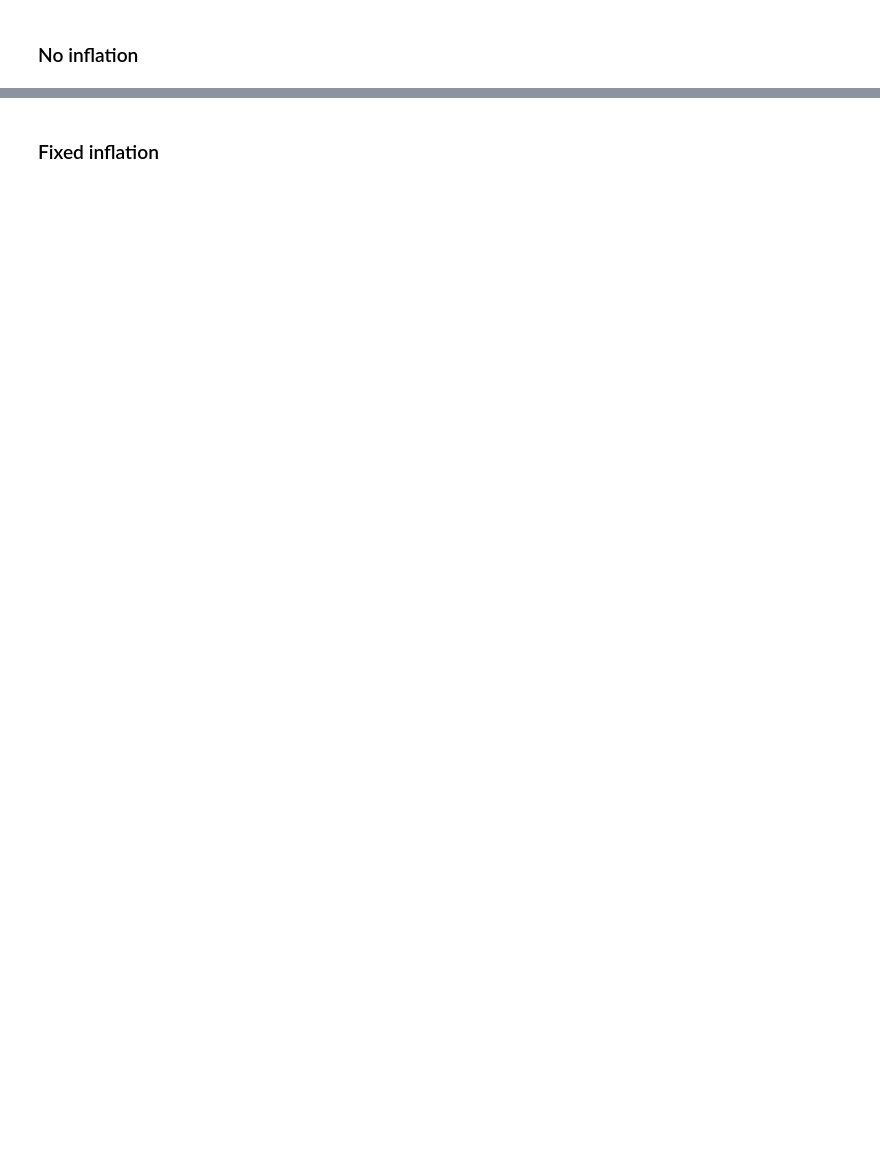
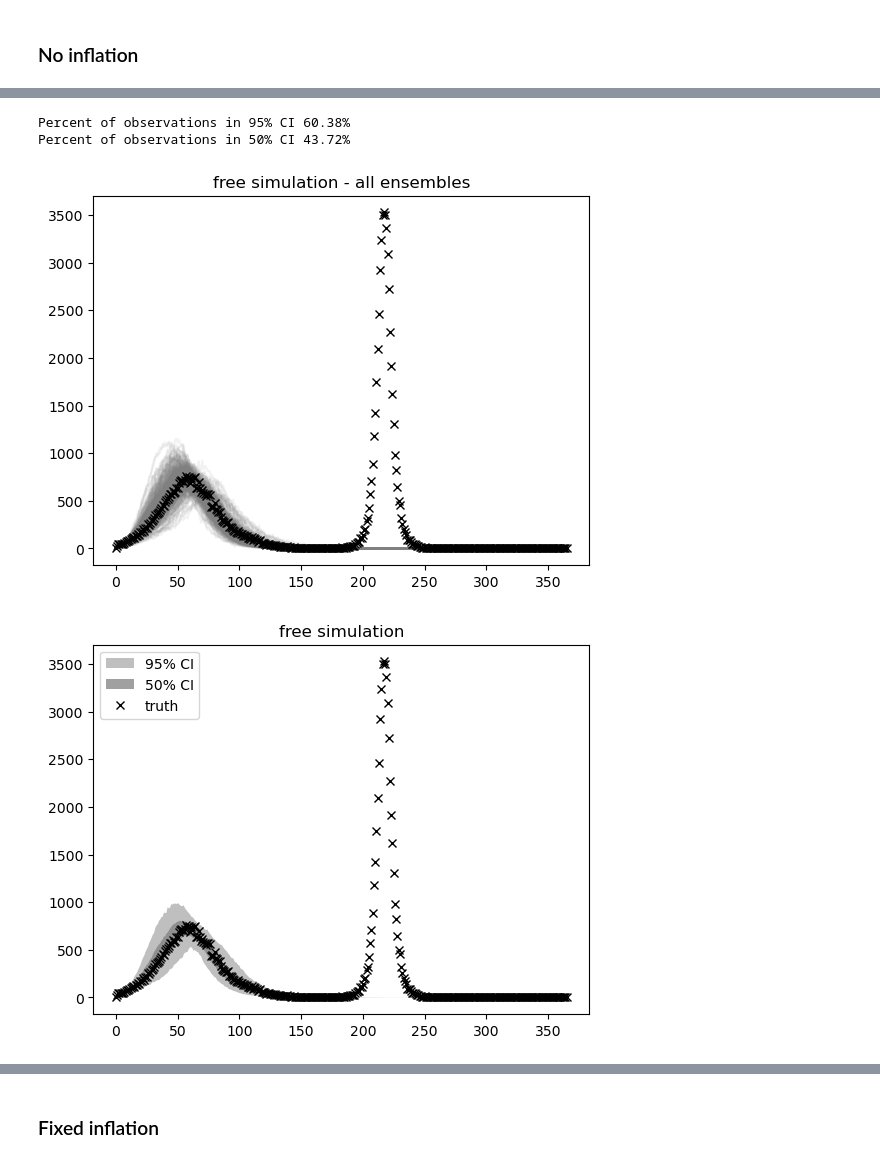
Before and after one commit to hwunrow/epykalman, a Jupyter notebook: sandbox/adaptive_inflation.ipynb, the cells around one changed output, grey strips where cells are left out. Drawn from its saved outputs; the diff is of its cells as text; code cells hidden in the pictures; blank space fills up the shorter version.

```diff
--- a/sandbox/adaptive_inflation.ipynb
+++ b/sandbox/adaptive_inflation.ipynb
@@ -238,0 +157,7 @@ kf_fixed.filter(prior)
+# %%
+kf_no.plot_reliability()
+# %% [output]
+Percent of observations in 95% CI 60.38%
+Percent of observations in 50% CI 43.72%
+[figure, added]
+[figure, added]
```
Also changed, not shown: parts of 23 cells of this notebook.
